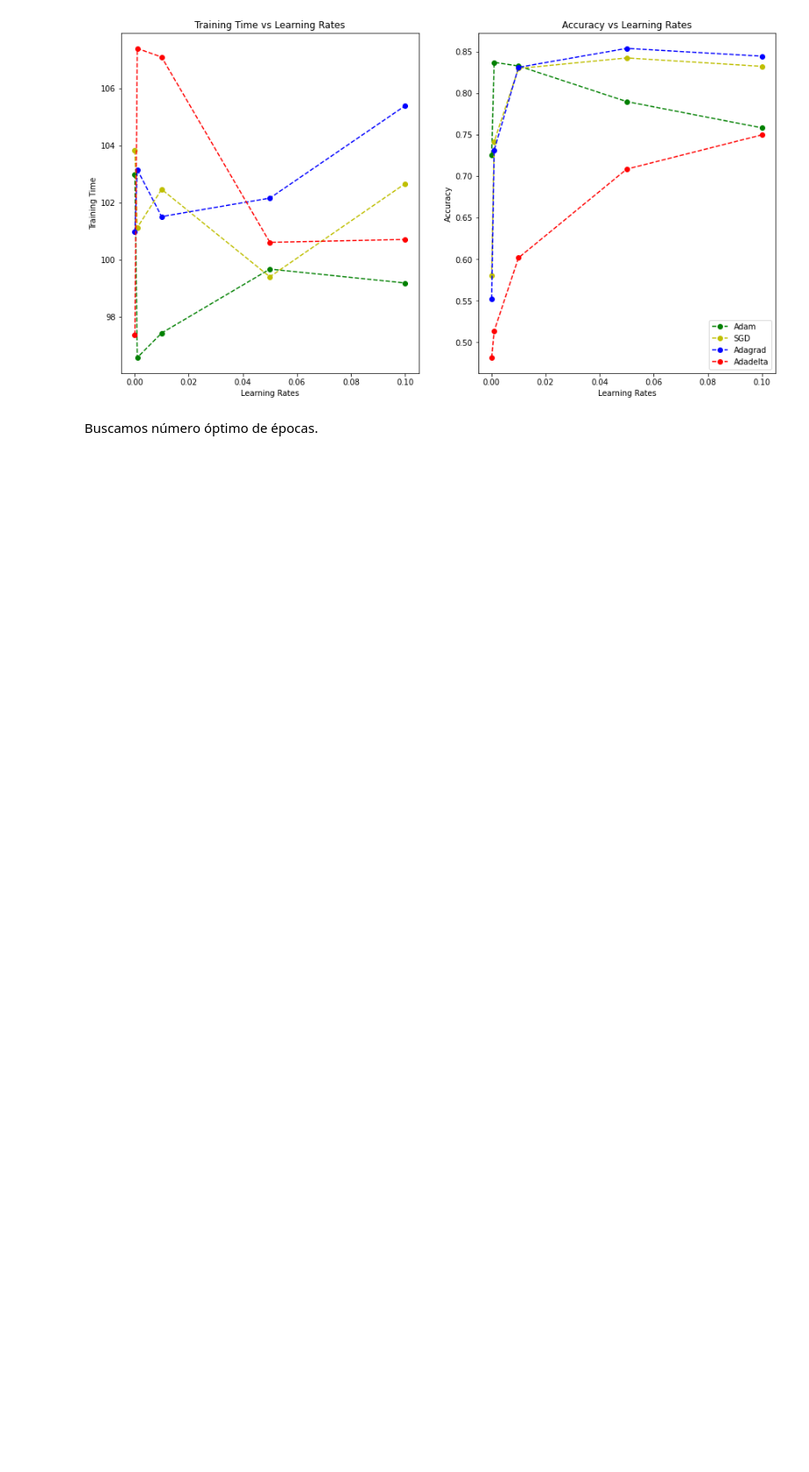
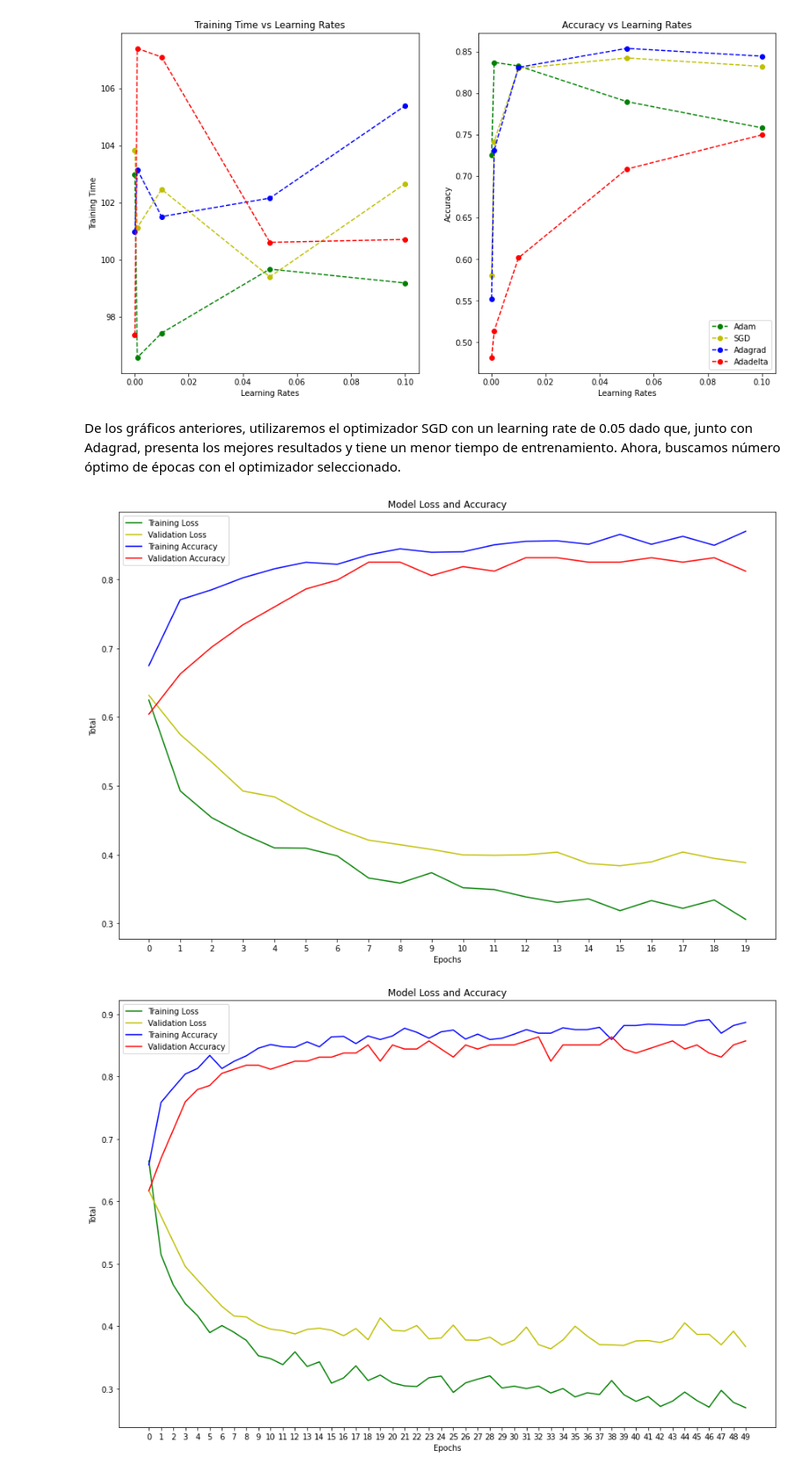
Before and after one commit to mtablado/uoc2022_deeplearning_pra, a Jupyter notebook: 2021-2_M2.875_PRA_mtabladol.ipynb, the cells around one changed output. Shown at 88% size. Drawn from its saved outputs; the diff is of its cells as text; code cells hidden in the pictures; blank space fills up the shorter version.

```diff
--- a/2021-2_M2.875_PRA_mtabladol.ipynb
+++ b/2021-2_M2.875_PRA_mtabladol.ipynb
@@ -290,7 +290,7 @@ Epoch 100/100
 # %%
 #Function to compute several models changing Optimizers and learning rate
 def compute(model, train_ds, valid_ds):
-  rates = [0.0001, 0.001, 0.01, 0.05, 0.1]
+  rates = [0.001, 0.01, 0.1]
   optimizers = []
   result = []
   for r in range(len(rates)):
@@ -401,5 +401,48 @@ plt.legend()
 plt.show()
 # %% [output]
 [figure]
-# %% [markdown]
-Buscamos número óptimo de épocas.
+# %% [markdown]
+De los gráficos anteriores, utilizaremos el optimizador SGD con un learning rate de 0.05 dado que, junto con Adagrad, presenta los mejores resultados y tiene un menor tiempo de entrenamiento. Ahora, buscamos número óptimo de épocas con el optimizador seleccionado.
+# %%
+# Plot del training loss y el accuracy
+def plot_loss_accuracy(n_epochs, mfit):
+  loss = mfit.history['loss']
+  val_loss = mfit.history['val_loss']
+
+  accuracy = mfit.history['accuracy']
+  val_accuracy = mfit.history['val_accuracy']
+
+  epochs = range(0,n_epochs)
+  plt.subplots(figsize=(15,10))
+  plt.plot(epochs, loss, 'g', label='Training Loss')
+  plt.plot(epochs, val_loss, 'y', label='Validation Loss')
+
+  plt.plot(epochs, accuracy, 'b', label='Training Accuracy')
+  plt.plot(epochs, val_accuracy, 'r', label='Validation Accuracy')
+
+  plt.title('Model Loss and Accuracy')
+  plt.xticks(epochs)
+  plt.xlabel('Epochs')
+  plt.ylabel('Total')
+  plt.legend()
+  plt.show()
+# %%
+#Function to compute several models changing epochs
+def compute_epochs(train_ds, valid_ds):
+  epochs = [20, 50, 100]
+
+  for i in range(len(epochs)):
+    # Not sure if this helps reseting the model
+    model = build_model()
+    model.compile(SGD(learning_rate=0.01), "binary_crossentropy", metrics=["accuracy"])
+    t0 = timeit.default_timer()
+    history = model.fit(train_ds, epochs=epochs[i], batch_size=64, verbose=0,
+                        validation_data=valid_ds)
+    training_time = timeit.default_timer() - t0
+    plot_loss_accuracy(epochs[i], history)
+    avg_accuracy = np.mean(history.history['accuracy'])
+
+compute_epochs(train_ds, valid_ds)
+# %% [output]
+[figure, added]
+[figure, added]
```
Also changed, not shown: parts of 3 cells of this notebook.
